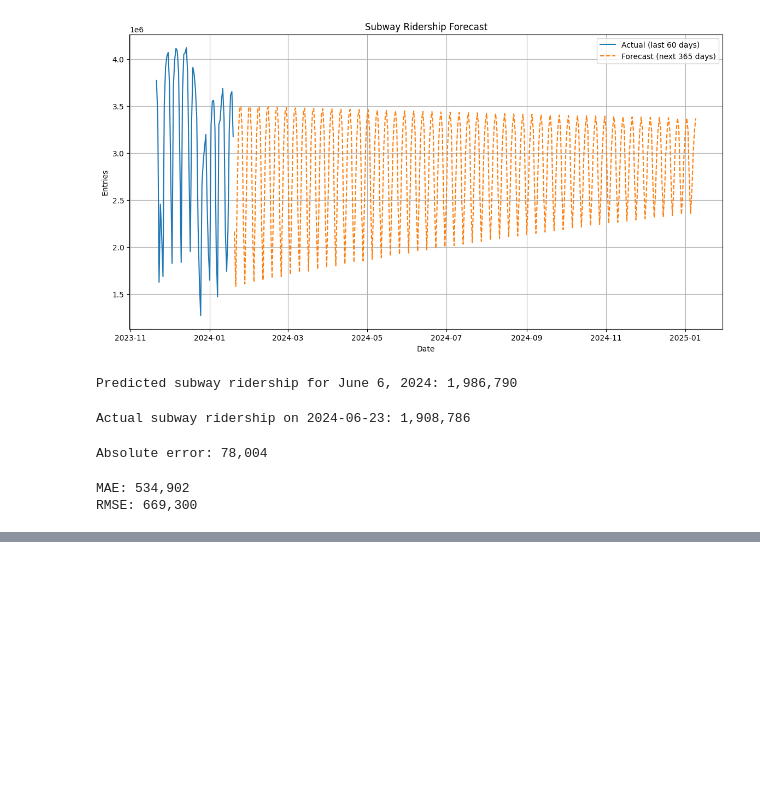
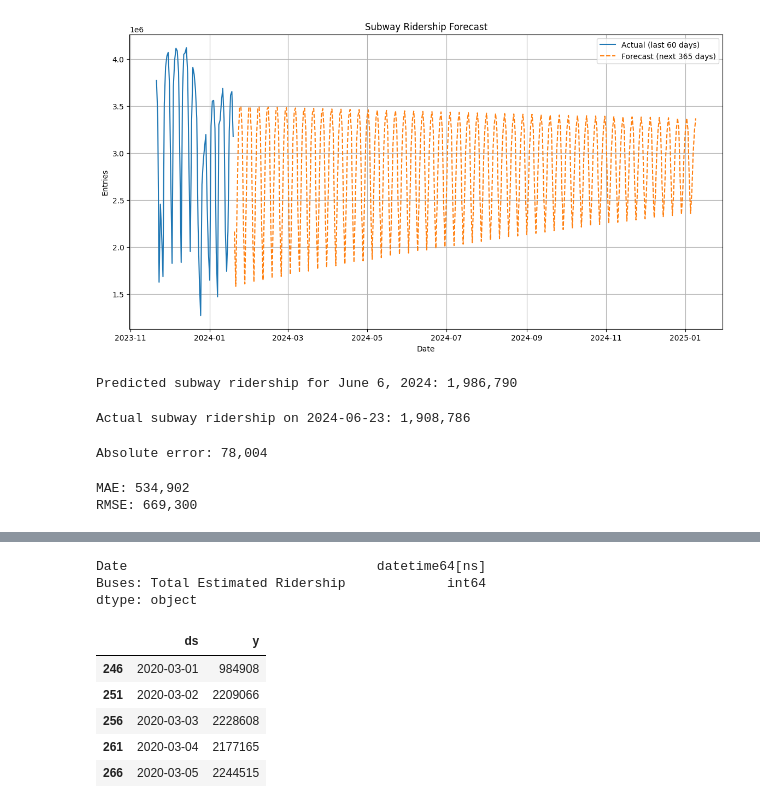
Before and after one commit to abdonkath/MTA_Ridership, a Jupyter notebook: mta.ipynb, the cells around one changed output, grey strips where cells are left out. Cells and saved outputs as stored; diff of their text form; code cells hidden in the pictures; blank space fills up the shorter version.

```diff
--- a/mta.ipynb
+++ b/mta.ipynb
@@ -390,0 +349,27 @@ model.fit(bus_train)
+# %%
+#Prophet
+bus_df = df.loc[:,['Date','Buses: Total Estimated Ridership']].copy()
+
+#Turn date into datetime
+bus_df['Date'] = pd.to_datetime(bus_df['Date'])
+
+bus_df.dtypes
+# %% [output]
+Date                                datetime64[ns]
+Buses: Total Estimated Ridership             int64
+dtype: object
+# %%
+#Rename
+bus_df.columns = ['ds', 'y']
+
+#Sort the data
+bus_df = bus_df.sort_values('ds')
+
+bus_df.head()
+# %% [output]
+|  | ds | y |
+| 246 | 2020-03-01 | 984908 |
+| 251 | 2020-03-02 | 2209066 |
+| 256 | 2020-03-03 | 2228608 |
+| 261 | 2020-03-04 | 2177165 |
+| 266 | 2020-03-05 | 2244515 |
```
Also changed, not shown: parts of 10 cells of this notebook, 1 other file.
